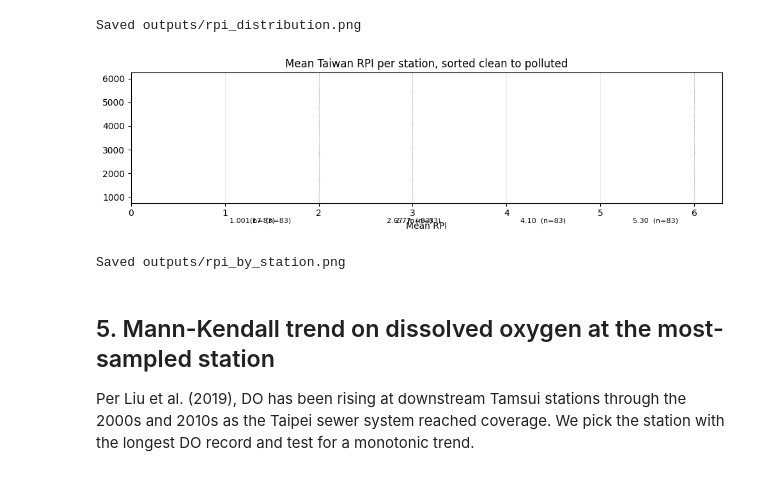
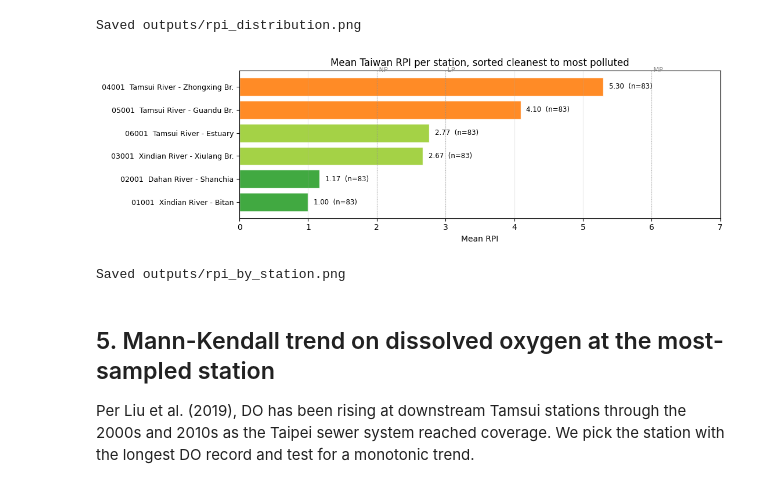
Before and after one commit to Rekin226/aquascope-demos, a Jupyter notebook: 06_tamsui_water_quality/notebook.ipynb, the cells around one changed output. Saved outputs shown, nothing was run; the diff lists cells and outputs as text; code cells hidden in the pictures.

```diff
--- a/06_tamsui_water_quality/notebook.ipynb
+++ b/06_tamsui_water_quality/notebook.ipynb
@@ -93,13 +93,13 @@ def load_tamsui() -> tuple[pd.DataFrame, str]:
 
     # 2. Previous successful run cached on disk.
     if SAMPLES_CACHE.exists():
-        df = pd.read_csv(SAMPLES_CACHE, parse_dates=["sample_datetime"])
+        df = pd.read_csv(SAMPLES_CACHE, parse_dates=["sample_datetime"], dtype={"station_id": str})
         return df, f"local cache from a previous run ({SAMPLES_CACHE})"
 
     # 3. Bundled synthetic fallback so the rest of the notebook still runs.
     if BUNDLED_SAMPLE.exists():
-        df = pd.read_csv(BUNDLED_SAMPLE, parse_dates=["sample_datetime"])
-        return df, f"bundled synthetic sample ({BUNDLED_SAMPLE}) — values are illustrative, not measurements"
+        df = pd.read_csv(BUNDLED_SAMPLE, parse_dates=["sample_datetime"], dtype={"station_id": str})
+        return df, f"bundled synthetic sample ({BUNDLED_SAMPLE}), values are illustrative, not measurements"
 
     raise RuntimeError(
         f"No data available. MOENV failed and {BUNDLED_SAMPLE} is missing. "
@@ -108,6 +108,10 @@ def load_tamsui() -> tuple[pd.DataFrame, str]:
 
 
 df, source_label = load_tamsui()
+# Always keep station_id as a string so downstream groupings and categorical
+# axes behave correctly (the CSV's "01001" becomes int 1001 otherwise).
+df["station_id"] = df["station_id"].astype(str).str.zfill(5)
+
 print(f"Data source: {source_label}")
 print(f"Rows:        {len(df):,}")
 print(f"Stations:    {df['station_id'].nunique()}")
@@ -240,32 +244,49 @@ print(f"Saved {OUTPUT_DIR / 'rpi_distribution.png'}")
 [figure]
 Saved outputs/rpi_distribution.png
 # %%
-# Mean RPI per station, sorted ascending (cleanest upstream to most-polluted downstream).
-station_rpi = rpi_df.groupby("station")["rpi"].agg(["mean", "count"]).reset_index()
+# Mean RPI per station, sorted cleanest to most polluted. We label bars by
+# station name (not numeric id) so the y-axis reads like a real basin map.
+name_lookup = (
+    df.drop_duplicates("station_id")
+      .set_index("station_id")["station_name"].astype(str).to_dict()
+)
+station_rpi = (
+    rpi_df.groupby("station")["rpi"].agg(["mean", "count"]).reset_index()
+)
+station_rpi["station"] = station_rpi["station"].astype(str).str.zfill(5)
+station_rpi["label"] = station_rpi["station"].map(
+    lambda sid: f"{sid}  {name_lookup.get(sid, '')}"
+)
 station_rpi = station_rpi[station_rpi["count"] >= 2].sort_values("mean")
 
-fig, ax = plt.subplots(figsize=(10, max(3, 0.3 * len(station_rpi))))
+def _cat_color(rpi):
+    if rpi <= 2.0: return category_colors["Non-polluted"]
+    if rpi <= 3.0: return category_colors["Lightly polluted"]
+    if rpi <= 6.0: return category_colors["Moderately polluted"]
+    return category_colors["Severely polluted"]
+
+fig, ax = plt.subplots(figsize=(11, max(3.5, 0.55 * len(station_rpi))))
 if len(station_rpi) > 0:
-    def _cat_color(rpi):
-        if rpi <= 2.0: return category_colors["Non-polluted"]
-        if rpi <= 3.0: return category_colors["Lightly polluted"]
-        if rpi <= 6.0: return category_colors["Moderately polluted"]
-        return category_colors["Severely polluted"]
+    y_pos = np.arange(len(station_rpi))
     colors = [_cat_color(r) for r in station_rpi["mean"]]
-    ax.barh(station_rpi["station"], station_rpi["mean"], color=colors, alpha=0.9)
+    ax.barh(y_pos, station_rpi["mean"].values, color=colors, alpha=0.9, edgecolor="white")
+    ax.set_yticks(y_pos)
+    ax.set_yticklabels(station_rpi["label"].values, fontsize=9)
     for i, (m, n) in enumerate(zip(station_rpi["mean"], station_rpi["count"])):
-        ax.text(m + 0.05, i, f"{m:.2f}  (n={n})", va="center", fontsize=8)
+        ax.text(m + 0.08, i, f"{m:.2f}  (n={n})", va="center", fontsize=8.5)
     for thr, label in [(2.0, "NP"), (3.0, "LP"), (6.0, "MP")]:
         ax.axvline(thr, color="grey", linestyle=":", linewidth=0.8, alpha=0.6)
+        ax.text(thr, len(station_rpi) - 0.4, f" {label}", fontsize=8, color="grey", va="bottom")
+    ax.set_xlim(0, max(7.0, station_rpi["mean"].max() * 1.25))
 ax.set_xlabel("Mean RPI")
-ax.set_title("Mean Taiwan RPI per station, sorted clean to polluted")
+ax.set_title("Mean Taiwan RPI per station, sorted cleanest to most polluted")
 ax.grid(True, axis="x", alpha=0.25)
 fig.tight_layout()
 fig.savefig(OUTPUT_DIR / "rpi_by_station.png", dpi=160)
 plt.show()
 print(f"Saved {OUTPUT_DIR / 'rpi_by_station.png'}")
 # %% [output]
-[figure, old version]
+[figure, new version]
 Saved outputs/rpi_by_station.png
 # %% [markdown]
 ## 5. Mann-Kendall trend on dissolved oxygen at the most-sampled station
```
Also changed, not shown: parts of 5 cells of this notebook, 3 other files.
